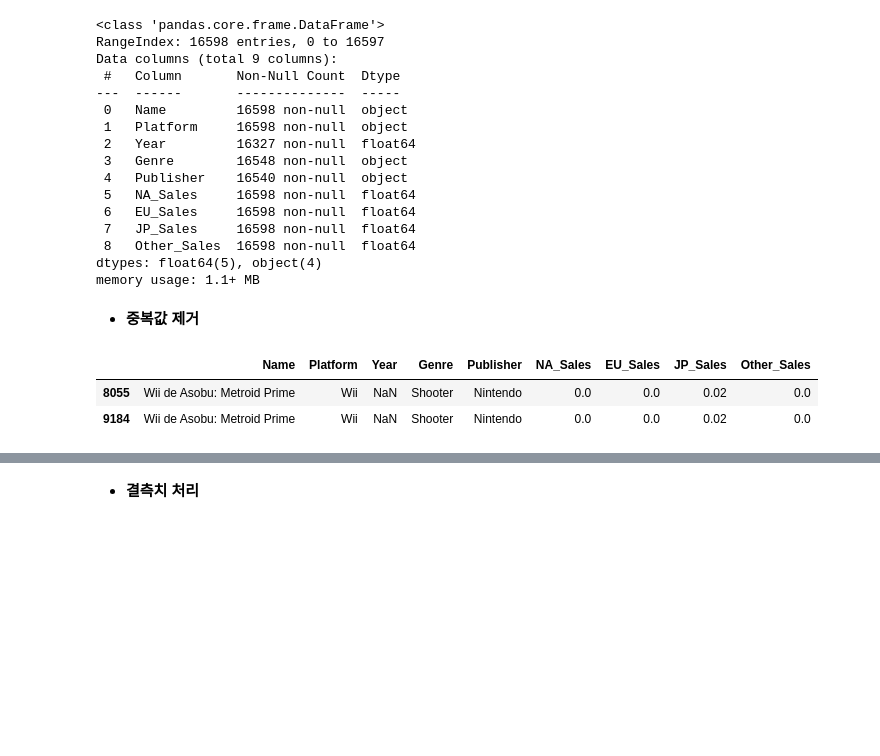
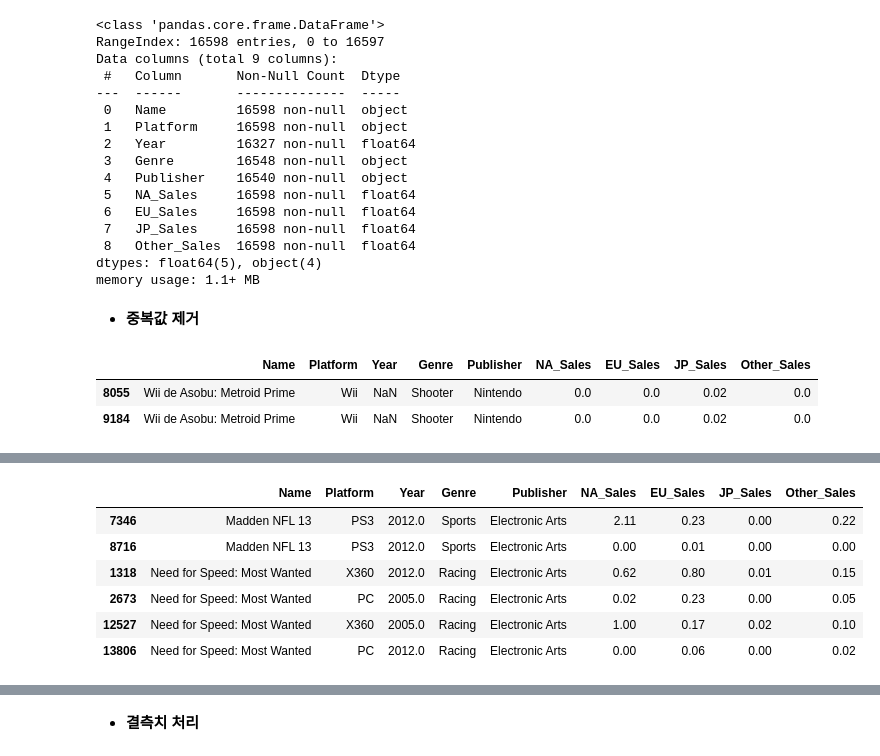
Before and after one commit to nan-park/section1_project, a Jupyter notebook: AI_section1_project.ipynb, the cells around one changed output, grey strips where cells are left out. Cells and saved outputs as stored; diff of their text form; code cells hidden in the pictures; blank space fills up the shorter version.

```diff
--- a/AI_section1_project.ipynb
+++ b/AI_section1_project.ipynb
@@ -158,3 +173,13 @@ df_clean[df_clean.duplicated(subset=['Name', 'Platform'], keep=False)].sort_valu
+# %%
+df_clean[df_clean.duplicated(subset=['Name', 'Platform'], keep=False)].sort_values(by='Name') # Name, Platform, Year이 같으면 중복으로 취급 -> sum
+# %% [output]
+|  | Name | Platform | Year | Genre | Publisher | NA_Sales | EU_Sales | JP_Sales | Other_Sales |
+| 7346 | Madden NFL 13 | PS3 | 2012.0 | Sports | Electronic Arts | 2.11 | 0.23 | 0.00 | 0.22 |
+| 8716 | Madden NFL 13 | PS3 | 2012.0 | Sports | Electronic Arts | 0.00 | 0.01 | 0.00 | 0.00 |
+| 1318 | Need for Speed: Most Wanted | X360 | 2012.0 | Racing | Electronic Arts | 0.62 | 0.80 | 0.01 | 0.15 |
+| 2673 | Need for Speed: Most Wanted | PC | 2005.0 | Racing | Electronic Arts | 0.02 | 0.23 | 0.00 | 0.05 |
+| 12527 | Need for Speed: Most Wanted | X360 | 2005.0 | Racing | Electronic Arts | 1.00 | 0.17 | 0.02 | 0.10 |
+| 13806 | Need for Speed: Most Wanted | PC | 2012.0 | Racing | Electronic Arts | 0.00 | 0.06 | 0.00 | 0.02 |
 # %%
 for col in sales:
   df_clean[col] = df_clean.groupby(['Name', 'Platform', 'Year'])[col].transform('sum')
```
Also changed, not shown: parts of 14 cells of this notebook.
